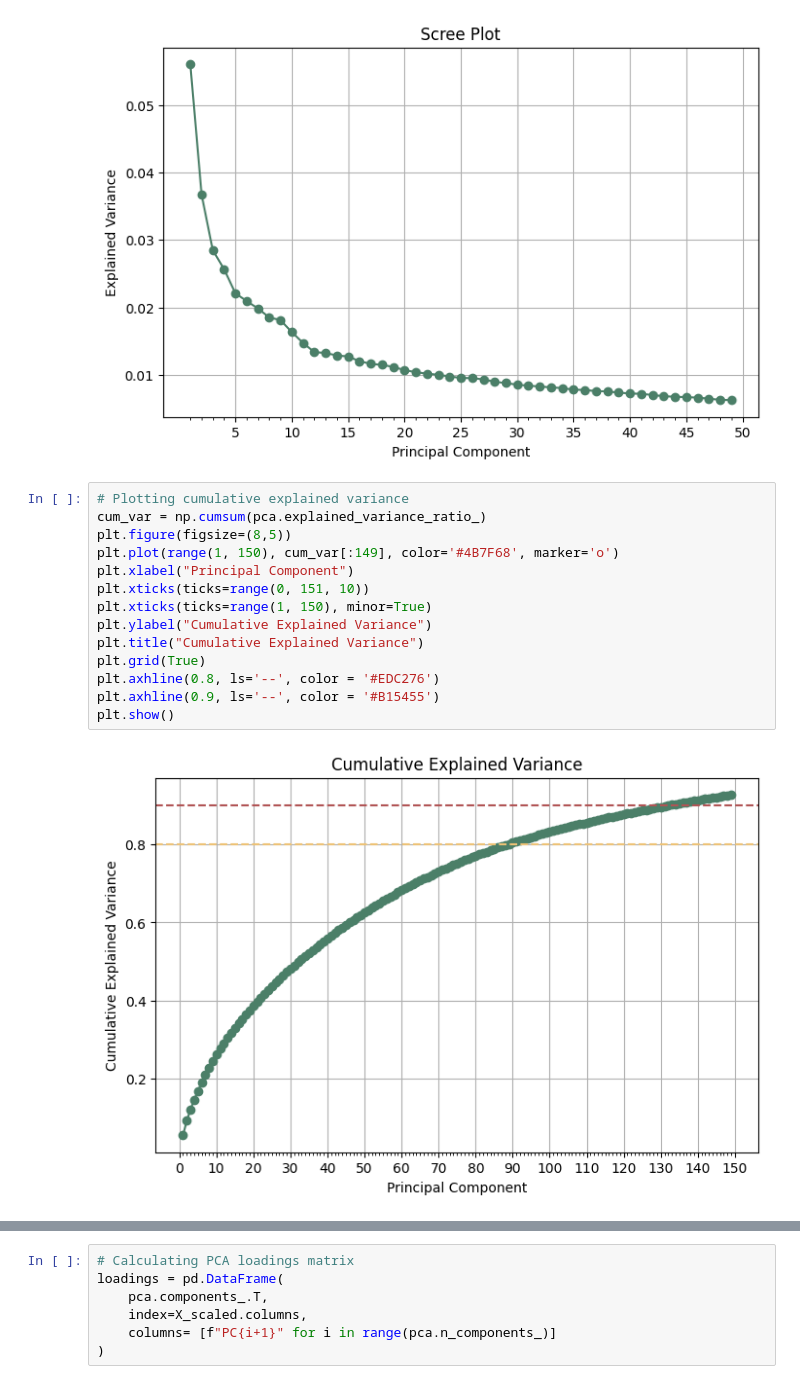
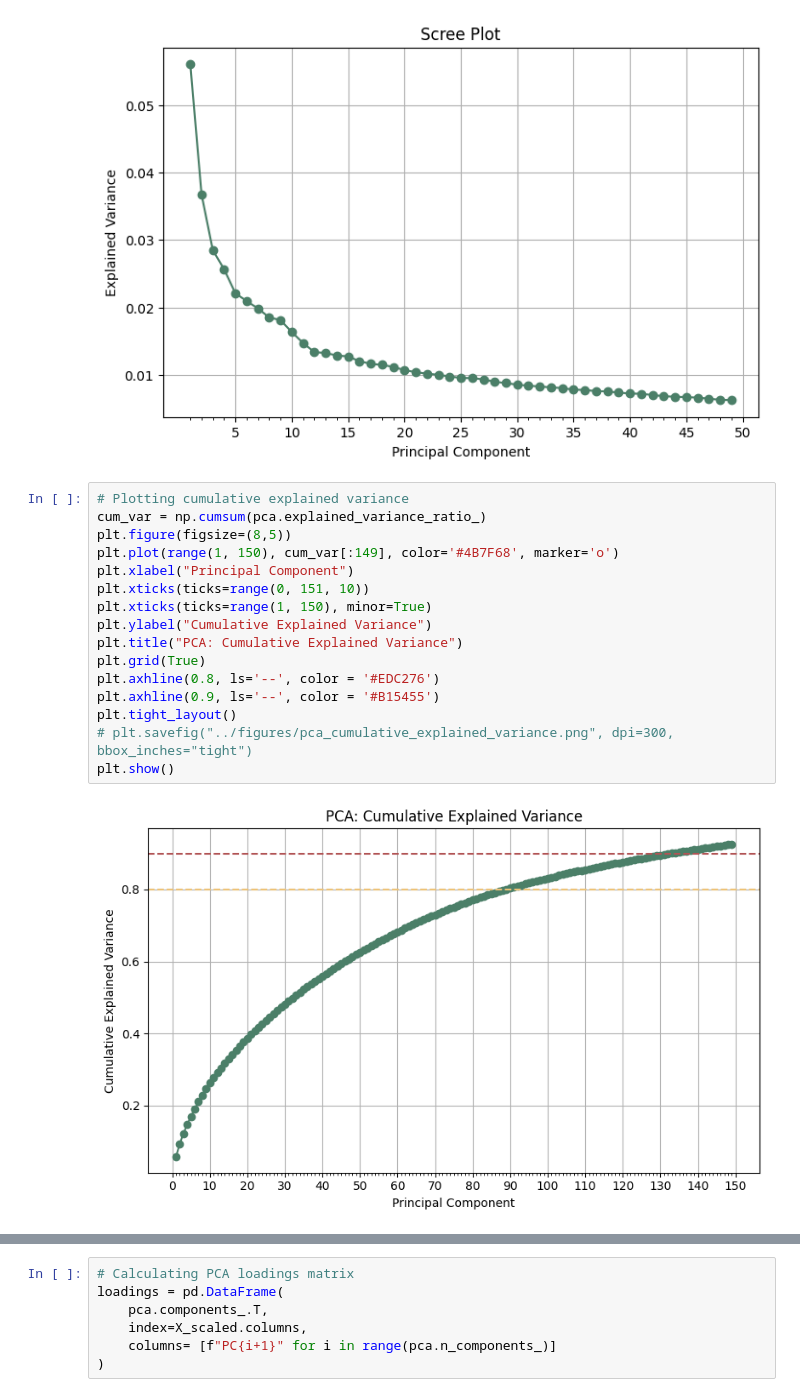
Before and after one commit to intuitiveengineer/secom-ml, a Jupyter notebook: notebooks/00-data-exploration.ipynb, the cells around one changed output, grey strips where cells are left out. Drawn from its saved outputs; the diff is of its cells as text.

Commit message:
updated notebooks to save key plots and tables.  added tables and gigures directory with corresponding md and png outputs, respectively.

```diff
--- a/notebooks/00-data-exploration.ipynb
+++ b/notebooks/00-data-exploration.ipynb
@@ -156,19 +159,21 @@ plt.show()
 # %%
 # Plotting cumulative explained variance
 cum_var = np.cumsum(pca.explained_variance_ratio_)
 plt.figure(figsize=(8,5))
 plt.plot(range(1, 150), cum_var[:149], color='#4B7F68', marker='o')
 plt.xlabel("Principal Component")
 plt.xticks(ticks=range(0, 151, 10))
 plt.xticks(ticks=range(1, 150), minor=True)
 plt.ylabel("Cumulative Explained Variance")
-plt.title("Cumulative Explained Variance")
+plt.title("PCA: Cumulative Explained Variance")
 plt.grid(True)
 plt.axhline(0.8, ls='--', color = '#EDC276')
 plt.axhline(0.9, ls='--', color = '#B15455')
+plt.tight_layout()
+# plt.savefig("../figures/pca_cumulative_explained_variance.png", dpi=300, bbox_inches="tight")
 plt.show()
 # %% [output]
-[figure, old version]
+[figure, new version]
 # %%
 # Plotting PC1 v PC2
 plt.figure(figsize=(8,5))
```
Also changed, not shown: parts of 5 cells of this notebook, 26 other files.
